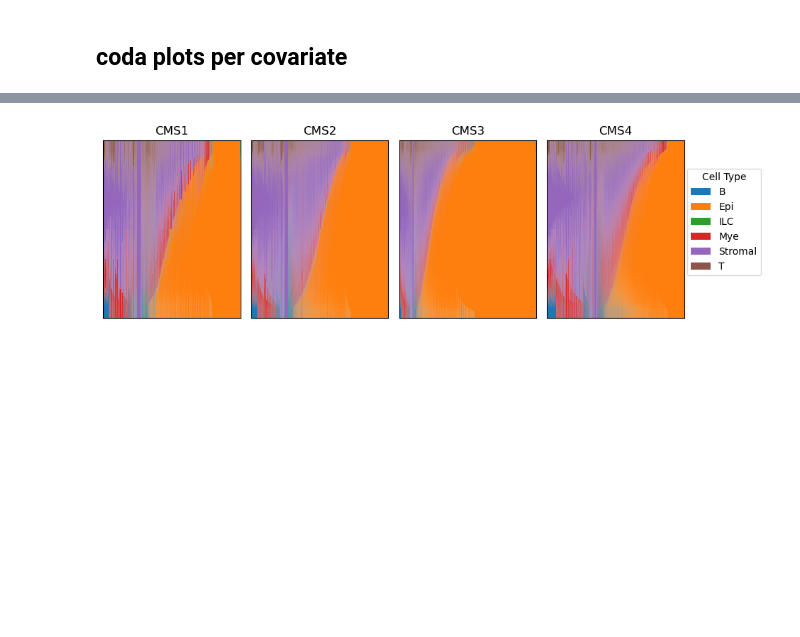
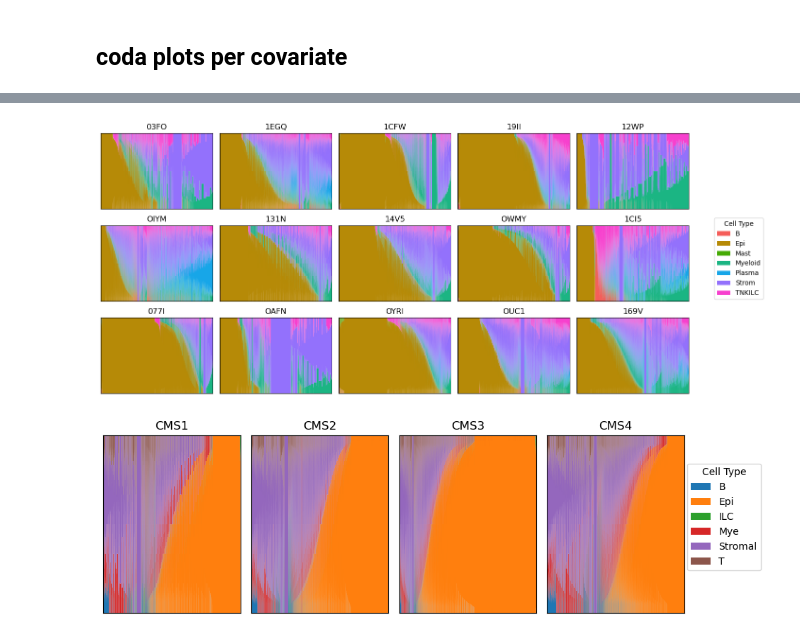
Before and after one commit to bdsc-tds/Norkin2026, a Jupyter notebook: workflow/analysis/xenium/0-coda.ipynb, the cells around one changed output, grey strips where cells are left out. Drawn from its saved outputs; the diff is of its cells as text; code cells hidden in the pictures; blank space fills up the shorter version.

```diff
--- a/workflow/analysis/xenium/0-coda.ipynb
+++ b/workflow/analysis/xenium/0-coda.ipynb
@@ -245,10 +251,11 @@ adata_ilr = coda.get_ilr(adata, knnidx=knnidx, label_key=level)
 # %%
+exclude_all_malignant = False
 # sort by PC1
 PC1 = adata_ilr.obsm['X_ilr_pca'][:,0]
 df_plot = pd.DataFrame(adata_ilr.obsm['X_composition'],columns=adata_ilr.uns['X_knnlabels_columns'])
 
 idx_malignant = np.where(adata_ilr.uns['X_knnlabels_columns']=='Epi')[0]
-idx_not_all_malignant = (adata_ilr.obsm['X_composition'][:,idx_malignant]!=1).flatten()
+idx_some_malignant = (adata_ilr.obsm['X_composition'][:,idx_malignant]<1).flatten() & (adata_ilr.obsm['X_composition'][:,idx_malignant]>0).flatten()
 
 labels_for_legend = None
 f, axs = plt.subplots(3,5,figsize=(15,6))
@@ -257,16 +264,18 @@ for i, (donor, sample) in enumerate(adata_ilr.obs[['donor','sample']].drop_dupli
     ax = next(axs)
 
     mask = adata_ilr.obs['sample']==sample
-    if 'exclude_all_malignant':
-        mask &= idx_not_all_malignant
+    if exclude_all_malignant:
+        mask &= idx_some_malignant
 
     idx_sample = np.where(mask)[0]
     df_plot_sample = df_plot.iloc[idx_sample].copy()
     df_plot_sample = df_plot_sample.iloc[np.argsort(PC1[idx_sample])].T
     df_plot_sample.columns = np.arange(df_plot_sample.shape[1])
 
+    colors = [cell_type_palette.loc[label,'color'] for label in df_plot_sample.index]
+
     ax.set_title(donor)
-    stack = ax.stackplot(df_plot_sample.columns, *df_plot_sample.values, labels=df_plot_sample.index)
+    stack = ax.stackplot(df_plot_sample.columns, *df_plot_sample.values, labels=df_plot_sample.index, colors=colors)
     ax.set_xticks([])
     ax.set_yticks([])
     ax.margins(x=0, y=0)
@@ -286,4 +295,7 @@ f.legend(
     fontsize=10
 )
 
-plt.show()
+p = Path(f'../../../figures/xenium/coda/{correction_method}/{segmentation}/CRC_composition_global_ordering_{exclude_all_malignant=}.png')
+p.parent.mkdir(parents=True, exist_ok=True)
+plt.savefig(p,bbox_inches='tight',dpi=300)
+plt.close()
@@ -292,3 +302,66 @@ plt.show()
+# %%
+exclude_all_malignant = False
+labels_for_legend = None
+f, axs = plt.subplots(3,5,figsize=(15,6))
+axs = axs.flat
+
+for i, (donor, sample) in enumerate(adata.obs[['donor','sample']].drop_duplicates().itertuples(index=False)):
+    ax = next(axs)
+
+    mask = adata.obs['sample']==sample
+    adata_sample = adata[mask].copy()
+
+    sq.gr.spatial_neighbors(adata_sample, radius=20, spatial_key='spatial',coord_type='generic',set_diag=True)
+    knnidx,knndist = coda.sparse_to_knn(adata_sample.obsp['spatial_connectivities'])
+    adata_ilr_sample = coda.get_ilr(adata_sample, knnidx=knnidx, label_key=level)
+
+    df_plot = pd.DataFrame(adata_ilr_sample.obsm['X_composition'],columns=adata_ilr_sample.uns['X_knnlabels_columns'])
+
+    # sort by PC1
+    PC1 = adata_ilr_sample.obsm['X_ilr_pca'][:,0]
+    if donor in ['OUC1','169V','1EGQ']:
+        PC1 = -PC1
+
+    if exclude_all_malignant:
+        idx_malignant = np.where(adata_ilr_sample.uns['X_knnlabels_columns']=='Epi')[0]
+        idx_some_malignant = np.where(((adata_ilr_sample.obsm['X_composition'][:,idx_malignant]<1).flatten()
+                            & (adata_ilr_sample.obsm['X_composition'][:,idx_malignant]>0).flatten()))
+        idx = idx_some_malignant
+    else:
+        idx = np.arange(adata_ilr_sample.obsm['X_composition'].shape[0])
+
+    df_plot_sample = df_plot.iloc[idx].copy()
+    df_plot_sample = df_plot_sample.iloc[np.argsort(PC1[idx])].T
+    df_plot_sample.columns = np.arange(df_plot_sample.shape[1])
+
+    colors = [cell_type_palette.loc[label,'color'] for label in df_plot_sample.index]
+
+    ax.set_title(donor)
+    stack = ax.stackplot(df_plot_sample.columns, *df_plot_sample.values, labels=df_plot_sample.index, colors=colors)
+    ax.set_xticks([])
+    ax.set_yticks([])
+    ax.margins(x=0, y=0)
+
+    if labels_for_legend is None:
+        labels_for_legend = [l.get_label() for l in stack]
+
+
+plt.tight_layout(rect=[0, 0, 0.85, 1])  # leave space on the right
+
+# Add a single global legend
+f.legend(
+    labels_for_legend,            # labels
+    title='Cell Type',            # legend title
+    loc='center right',           # position relative to figure
+    bbox_to_anchor=(0.95, 0.5),  # fine-tune placement
+    fontsize=10
+)
+
+p = Path(f'../../../figures/xenium/coda/{correction_method}/{segmentation}/CRC_composition_{exclude_all_malignant=}.png')
+p.parent.mkdir(parents=True, exist_ok=True)
+plt.savefig(p,bbox_inches='tight',dpi=300)
+# %% [output]
+[figure, added]
 # %%
 # sort by PC1
 PC1 = adata_ilr.obsm['X_ilr_pca'][:,0]
```
Also changed, not shown: parts of 4 cells of this notebook, 5 other files.
